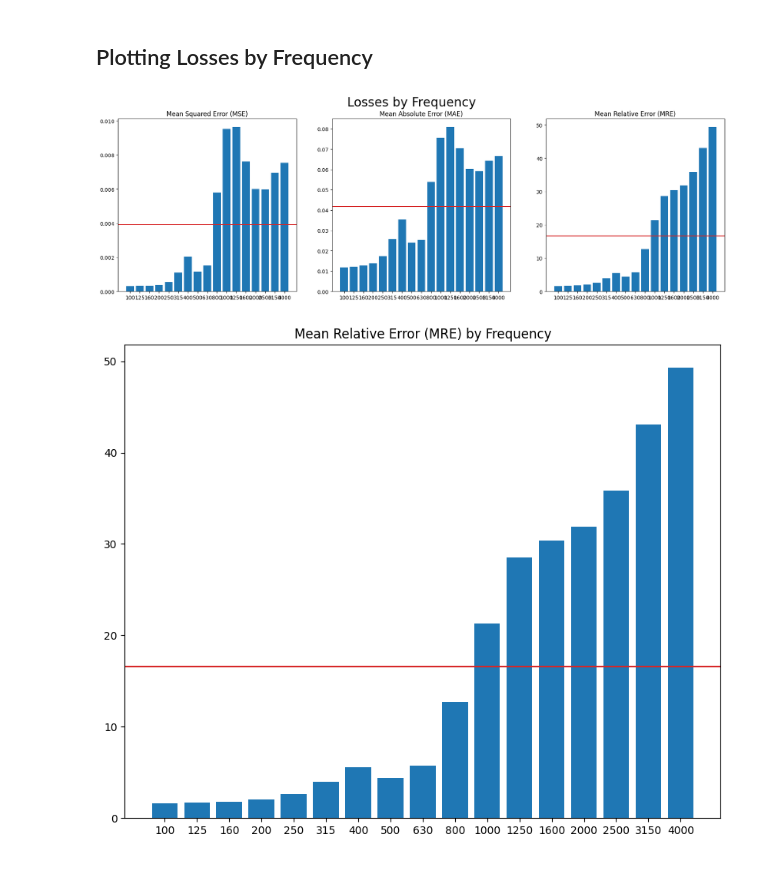
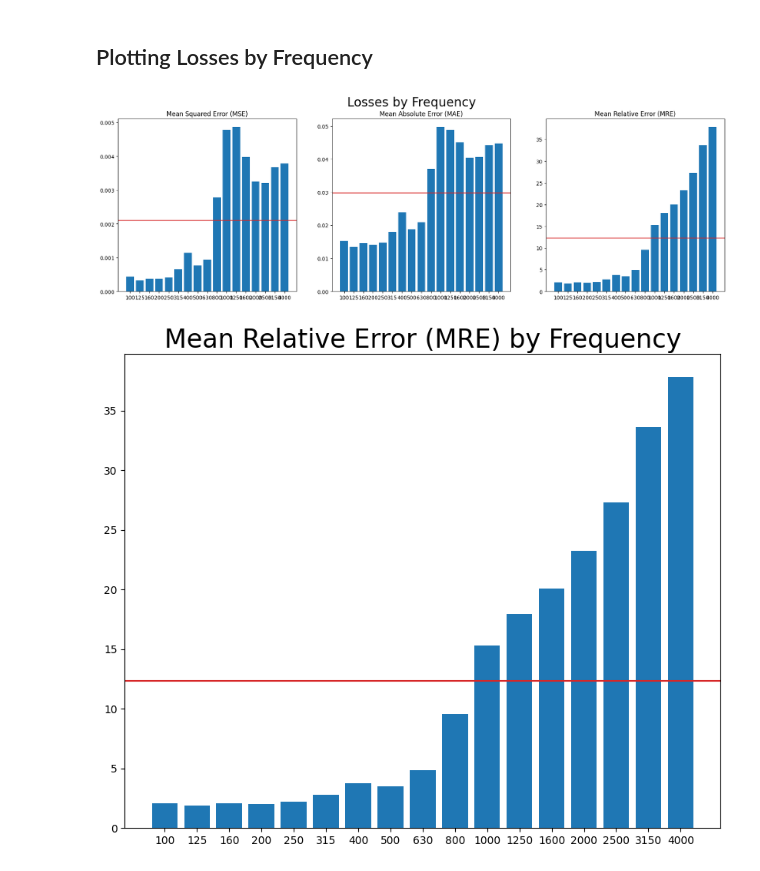
Before and after one commit to eboesch/AcousticDiffusers, a Jupyter notebook: plot_inference.ipynb, the cells around one changed output. Saved outputs shown, nothing was run; the diff lists cells and outputs as text; code cells hidden in the pictures.

```diff
--- a/plot_inference.ipynb
+++ b/plot_inference.ipynb
@@ -5,7 +5,9 @@ import matplotlib.pyplot as plt
 # %%
 # df = pd.read_csv('logs/2025-07-24-09-58-47_inferences.csv')
 # df = pd.read_csv('logs/2025-07-24-11-06-21_inferences.csv')
-df = pd.read_csv('logs/2025-07-24-11-27-59_inferences.csv')
+# df = pd.read_csv('logs/2025-07-24-11-27-59_inferences.csv')
+df = pd.read_csv('logs/2025-07-29-18-14-19_inferences.csv') # "fixed" model, tested on entire dataset
+df = pd.read_csv('logs/2025-07-29-18-18-94_inferences.csv') # "fixed" model, tested only on test dataset
 df.describe()
 # %% [output]
 |  | targets_100 | preds_100 | mae_100 | mse_100 | mre_100 | targets_125 | preds_125 | mae_125 | mse_125 | mre_125 | ... |
@@ -90,16 +92,16 @@ ax3.axhline(mean_mre, color='tab:red', label='Mean MRE')
 
 plt.show()
 # %% [output]
-[figure, old version]
+[figure, new version]
 # %%
 f, ax1 = plt.subplots(1, 1, figsize=(10,8))
 
 ax1.bar(frequencies_str, mean_mre_by_freq)
-ax1.set_title('Mean Relative Error (MRE) by Frequency')
+ax1.set_title('Mean Relative Error (MRE) by Frequency', fontsize=24)
 ax1.axhline(mean_mre, color='tab:red', label='Mean MRE')
 
 # plt.yticks([])
 
 plt.show()
 # %% [output]
-[figure, old version]
+[figure, new version]
```
Also changed, not shown: parts of 3 cells of this notebook, 3 other files.
